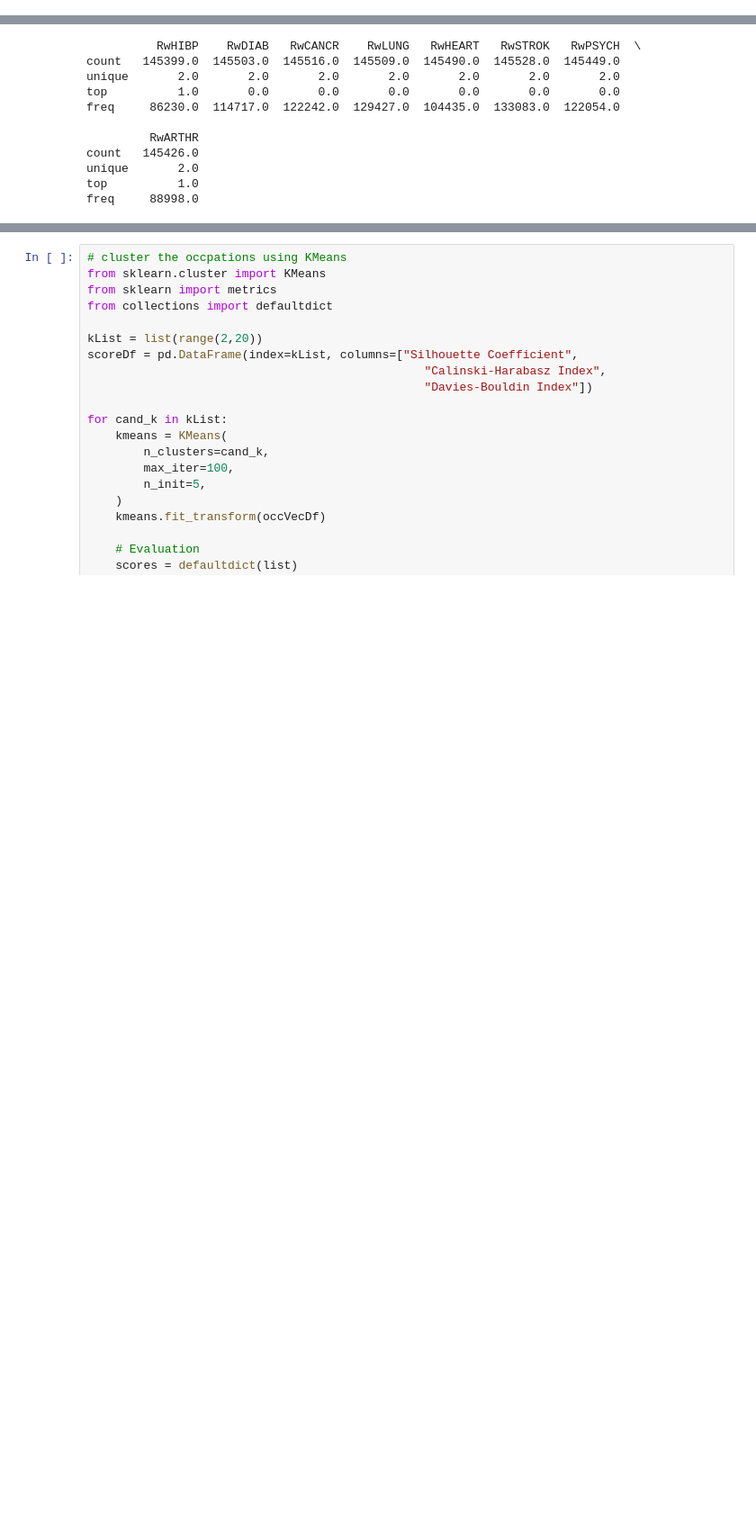
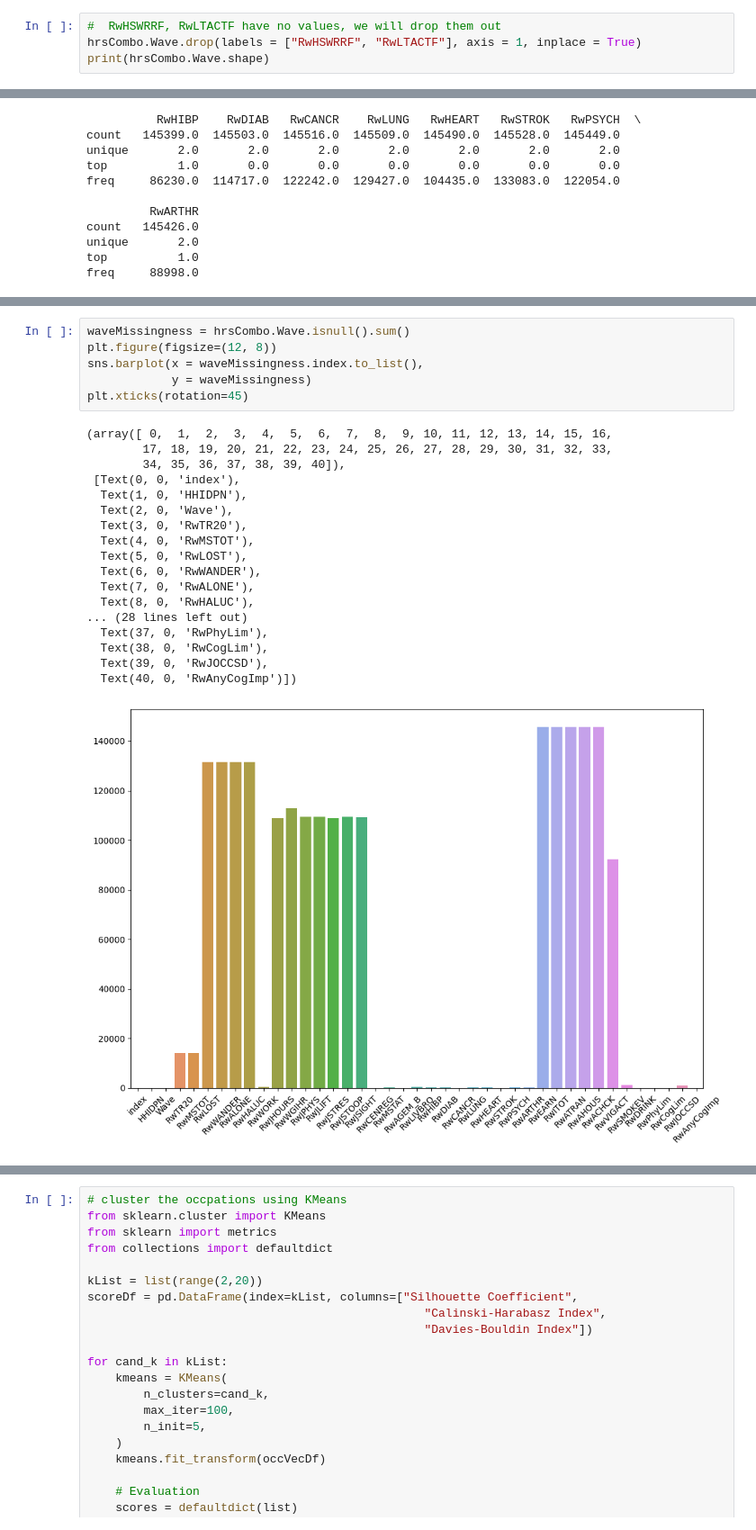
Before and after one commit to Owen-Darkhorse/Inter-Univer-Health-Data, a Jupyter notebook: Code/240615-Preproc-Pipeline.ipynb, the cells around one changed output, grey strips where cells are left out. Shown: that part at 90% size. Cells and saved outputs as stored; diff of their text form; blank space fills up the shorter version.

```diff
--- a/Code/240615-Preproc-Pipeline.ipynb
+++ b/Code/240615-Preproc-Pipeline.ipynb
@@ -513,0 +531,4 @@ See the caveats in the documentation: https://pandas.pydata.org/pandas-docs/stab
+# %%
+#  RwHSWRRF, RwLTACTF have no values, we will drop them out
+hrsCombo.Wave.drop(labels = ["RwHSWRRF", "RwLTACTF"], axis = 1, inplace = True)
+print(hrsCombo.Wave.shape)
@@ -572,0 +570,25 @@ hrsCombo.Wave.loc[0:1001, ["HHIDPN", "Wave", "RwJCOCC"]].fillna(method='ffill',
+# %%
+waveMissingness = hrsCombo.Wave.isnull().sum()
+plt.figure(figsize=(12, 8))
+sns.barplot(x = waveMissingness.index.to_list(),
+            y = waveMissingness)
+plt.xticks(rotation=45)
+# %% [output]
+(array([ 0,  1,  2,  3,  4,  5,  6,  7,  8,  9, 10, 11, 12, 13, 14, 15, 16,
+        17, 18, 19, 20, 21, 22, 23, 24, 25, 26, 27, 28, 29, 30, 31, 32, 33,
+        34, 35, 36, 37, 38, 39, 40]),
+ [Text(0, 0, 'index'),
+  Text(1, 0, 'HHIDPN'),
+  Text(2, 0, 'Wave'),
+  Text(3, 0, 'RwTR20'),
+  Text(4, 0, 'RwMSTOT'),
+  Text(5, 0, 'RwLOST'),
+  Text(6, 0, 'RwWANDER'),
+  Text(7, 0, 'RwALONE'),
+  Text(8, 0, 'RwHALUC'),
+... (28 lines left out)
+  Text(37, 0, 'RwPhyLim'),
+  Text(38, 0, 'RwCogLim'),
+  Text(39, 0, 'RwJOCCSD'),
+  Text(40, 0, 'RwAnyCogImp')])
+[figure, added]
```
Also changed, not shown: parts of 18 cells of this notebook, 1 other file.
